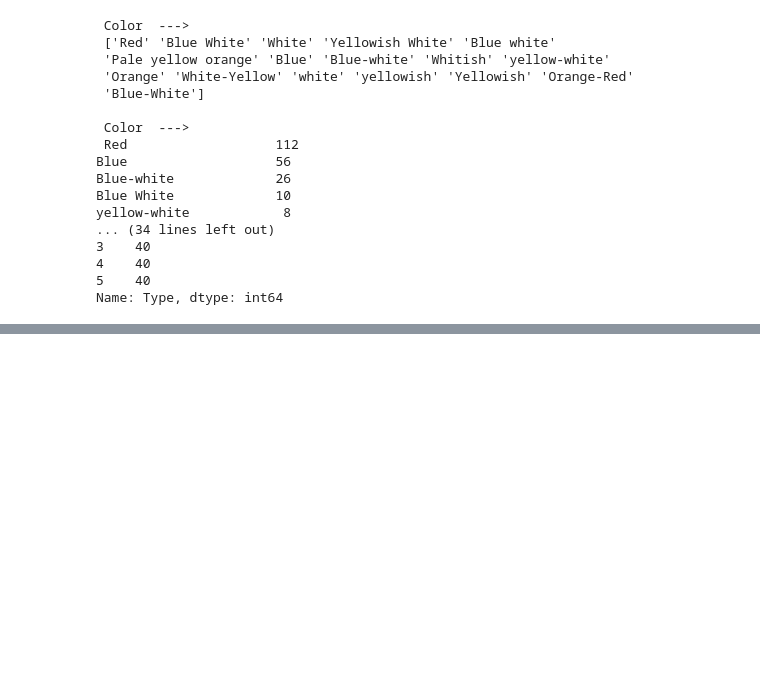
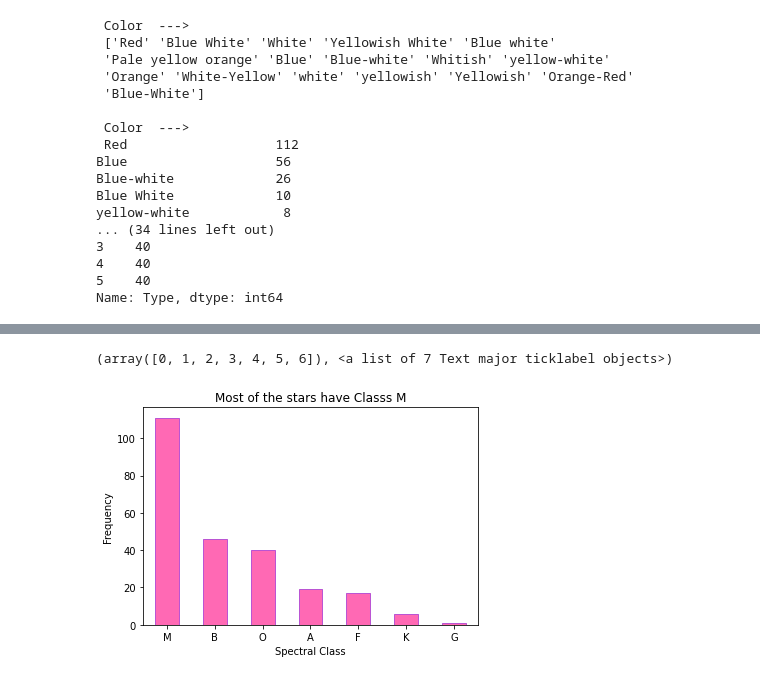
Before and after one commit to shuchita28/NASA-Star-Type-Classification, a Jupyter notebook: NASA_Star_Type_Classification.ipynb, the cells around one changed output, grey strips where cells are left out. Saved outputs shown, nothing was run; the diff lists cells and outputs as text; code cells hidden in the pictures; blank space fills up the shorter version.

```diff
--- a/NASA_Star_Type_Classification.ipynb
+++ b/NASA_Star_Type_Classification.ipynb
@@ -160,0 +195,9 @@ Name: Type, dtype: int64
+# %%
+stars['Spectral_Class'].value_counts().plot(kind = 'bar', color = 'hotpink', edgecolor = 'mediumorchid')
+plt.title('Most of the stars have Classs M')
+plt.xlabel('Spectral Class')
+plt.ylabel('Frequency')
+plt.xticks(rotation = 0)
+# %% [output]
+(array([0, 1, 2, 3, 4, 5, 6]), <a list of 7 Text major ticklabel objects>)
+[figure, added]
```
Also changed, not shown: parts of 37 cells of this notebook.
